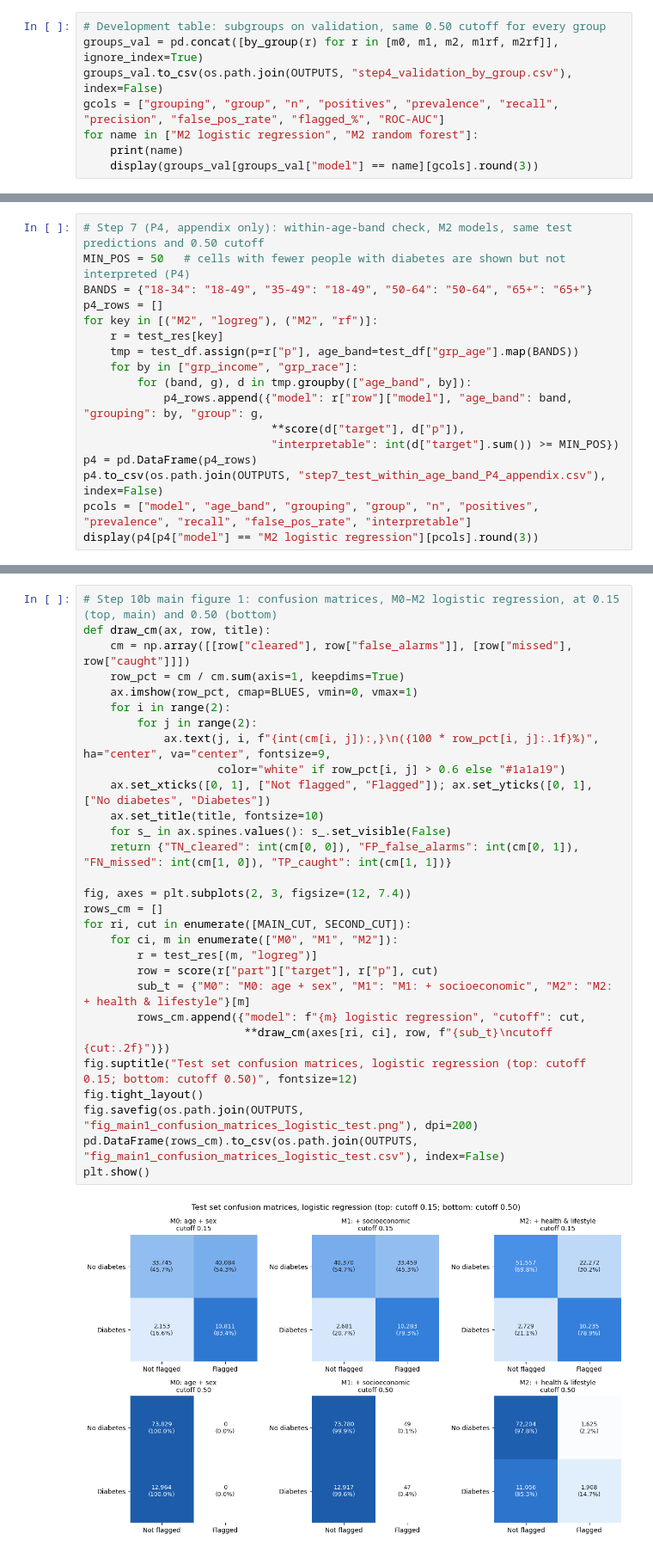
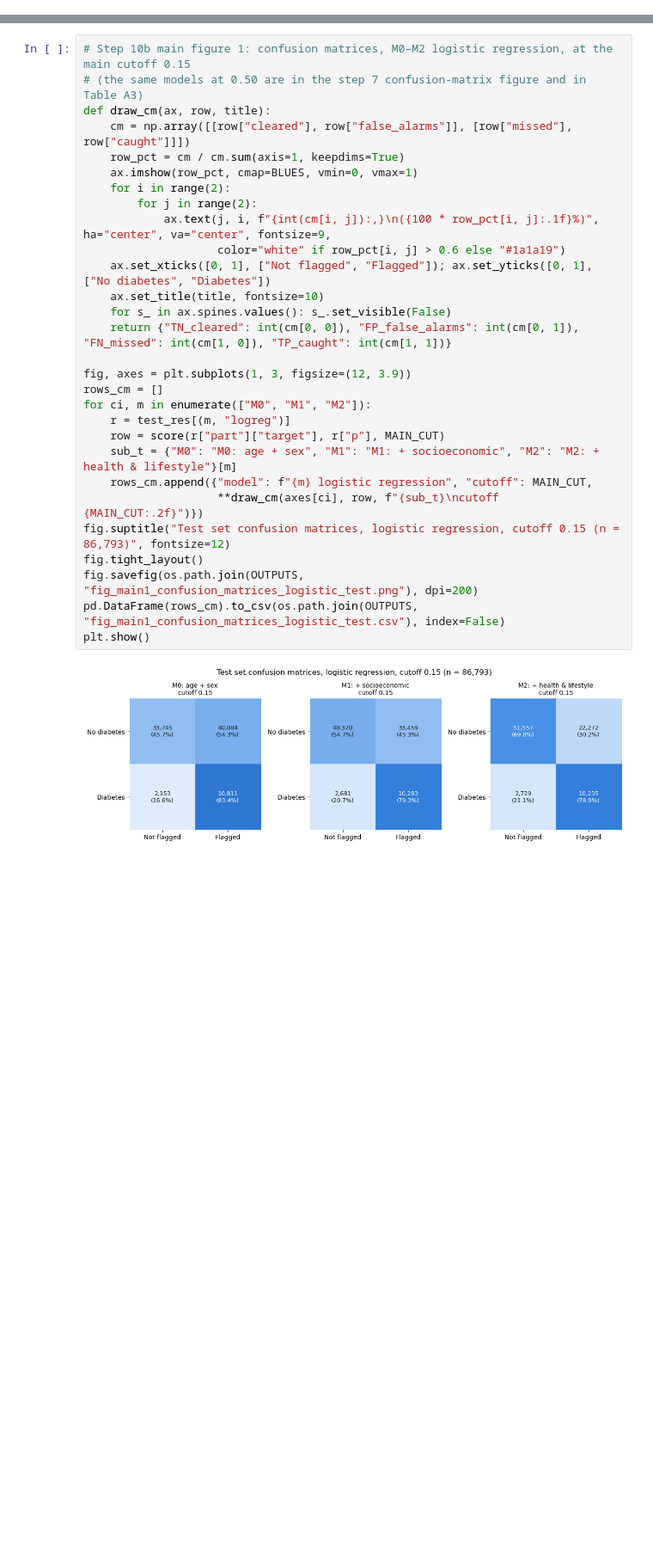
Before and after one commit to Catherine-Chun-28/Diabetes-Screening-Project, a Jupyter notebook: 02_Model_Training.ipynb, the cells around one changed output, grey strips where cells are left out. Shown at 86% size. Cells and saved outputs as stored; diff of their text form; blank space fills up the shorter version.

```diff
--- a/02_Model_Training.ipynb
+++ b/02_Model_Training.ipynb
@@ -367,8 +297,0 @@ display(dist.round(3))
-# %%
-# Development table: subgroups on validation, same 0.50 cutoff for every group
-groups_val = pd.concat([by_group(r) for r in [m0, m1, m2, m1rf, m2rf]], ignore_index=True)
-groups_val.to_csv(os.path.join(OUTPUTS, "step4_validation_by_group.csv"), index=False)
-gcols = ["grouping", "group", "n", "positives", "prevalence", "recall", "precision", "false_pos_rate", "flagged_%", "ROC-AUC"]
-for name in ["M2 logistic regression", "M2 random forest"]:
-    print(name)
-    display(groups_val[groups_val["model"] == name][gcols].round(3))
@@ -1147,20 +1000,3 @@ M2 random forest
 | 93 | grp_urban | Unknown | 2780 | 479 | 0.172 | 0.088 | 0.646 | 0.010 | 2.338 | ... |
 | 94 | grp_urban | Urban | 72692 | 10608 | 0.146 | 0.070 | 0.594 | 0.008 | 1.724 | ... |
 [figure]
-# %%
-# Step 7 (P4, appendix only): within-age-band check, M2 models, same test predictions and 0.50 cutoff
-MIN_POS = 50   # cells with fewer people with diabetes are shown but not interpreted (P4)
-BANDS = {"18-34": "18-49", "35-49": "18-49", "50-64": "50-64", "65+": "65+"}
-p4_rows = []
-for key in [("M2", "logreg"), ("M2", "rf")]:
-    r = test_res[key]
-    tmp = test_df.assign(p=r["p"], age_band=test_df["grp_age"].map(BANDS))
-    for by in ["grp_income", "grp_race"]:
-        for (band, g), d in tmp.groupby(["age_band", by]):
-            p4_rows.append({"model": r["row"]["model"], "age_band": band, "grouping": by, "group": g,
-                            **score(d["target"], d["p"]),
-                            "interpretable": int(d["target"].sum()) >= MIN_POS})
-p4 = pd.DataFrame(p4_rows)
-p4.to_csv(os.path.join(OUTPUTS, "step7_test_within_age_band_P4_appendix.csv"), index=False)
-pcols = ["model", "age_band", "grouping", "group", "n", "positives", "prevalence", "recall", "false_pos_rate", "interpretable"]
-display(p4[p4["model"] == "M2 logistic regression"][pcols].round(3))
@@ -1657,5 +1364,6 @@ Table 2: test set, SDOH-module respondents (n = 38,356)
 | 2 | M2-module random forest | 0.826 | 0.306 | 0.446 | 0.067 | 0.591 | 0.120 | 0.816 |
 | 3 | M3 (+SDOH) random forest | 0.832 | 0.304 | 0.446 | 0.054 | 0.604 | 0.098 | 0.816 |
 # %%
-# Step 10b main figure 1: confusion matrices, M0–M2 logistic regression, at 0.15 (top, main) and 0.50 (bottom)
+# Step 10b main figure 1: confusion matrices, M0–M2 logistic regression, at the main cutoff 0.15
+# (the same models at 0.50 are in the step 7 confusion-matrix figure and in Table A3)
 def draw_cm(ax, row, title):
@@ -1663,30 +1371,29 @@ def draw_cm(ax, row, title):
     row_pct = cm / cm.sum(axis=1, keepdims=True)
     ax.imshow(row_pct, cmap=BLUES, vmin=0, vmax=1)
     for i in range(2):
         for j in range(2):
             ax.text(j, i, f"{int(cm[i, j]):,}\n({100 * row_pct[i, j]:.1f}%)", ha="center", va="center", fontsize=9,
                     color="white" if row_pct[i, j] > 0.6 else "#1a1a19")
     ax.set_xticks([0, 1], ["Not flagged", "Flagged"]); ax.set_yticks([0, 1], ["No diabetes", "Diabetes"])
     ax.set_title(title, fontsize=10)
     for s_ in ax.spines.values(): s_.set_visible(False)
     return {"TN_cleared": int(cm[0, 0]), "FP_false_alarms": int(cm[0, 1]), "FN_missed": int(cm[1, 0]), "TP_caught": int(cm[1, 1])}
 
-fig, axes = plt.subplots(2, 3, figsize=(12, 7.4))
+fig, axes = plt.subplots(1, 3, figsize=(12, 3.9))
 rows_cm = []
-for ri, cut in enumerate([MAIN_CUT, SECOND_CUT]):
-    for ci, m in enumerate(["M0", "M1", "M2"]):
-        r = test_res[(m, "logreg")]
-        row = score(r["part"]["target"], r["p"], cut)
-        sub_t = {"M0": "M0: age + sex", "M1": "M1: + socioeconomic", "M2": "M2: + health & lifestyle"}[m]
-        rows_cm.append({"model": f"{m} logistic regression", "cutoff": cut,
-                        **draw_cm(axes[ri, ci], row, f"{sub_t}\ncutoff {cut:.2f}")})
-fig.suptitle("Test set confusion matrices, logistic regression (top: cutoff 0.15; bottom: cutoff 0.50)", fontsize=12)
+for ci, m in enumerate(["M0", "M1", "M2"]):
+    r = test_res[(m, "logreg")]
+    row = score(r["part"]["target"], r["p"], MAIN_CUT)
+    sub_t = {"M0": "M0: age + sex", "M1": "M1: + socioeconomic", "M2": "M2: + health & lifestyle"}[m]
+    rows_cm.append({"model": f"{m} logistic regression", "cutoff": MAIN_CUT,
+                    **draw_cm(axes[ci], row, f"{sub_t}\ncutoff {MAIN_CUT:.2f}")})
+fig.suptitle("Test set confusion matrices, logistic regression, cutoff 0.15 (n = 86,793)", fontsize=12)
 fig.tight_layout()
 fig.savefig(os.path.join(OUTPUTS, "fig_main1_confusion_matrices_logistic_test.png"), dpi=200)
 pd.DataFrame(rows_cm).to_csv(os.path.join(OUTPUTS, "fig_main1_confusion_matrices_logistic_test.csv"), index=False)
 plt.show()
 # %% [output]
-[figure, old version]
+[figure, new version]
 # %%
 # Step 10b APPENDIX figure: subgroup recall and precision, M2 logistic regression, at 0.15 and 0.50 (FIG1b: moved from main)
 name = "M2 logistic regression"
```
Also changed, not shown: parts of 22 cells of this notebook, 23 other files.
